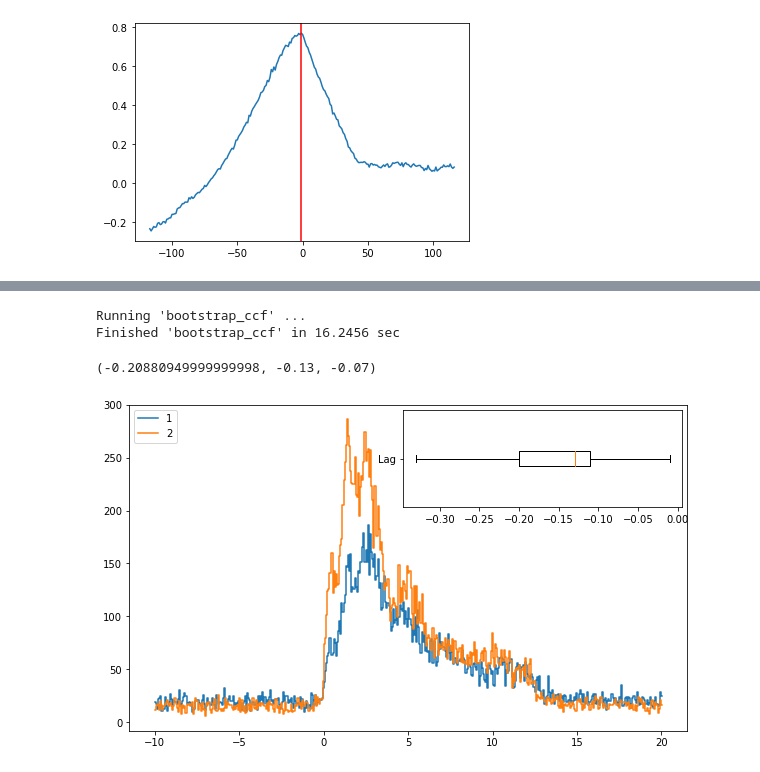
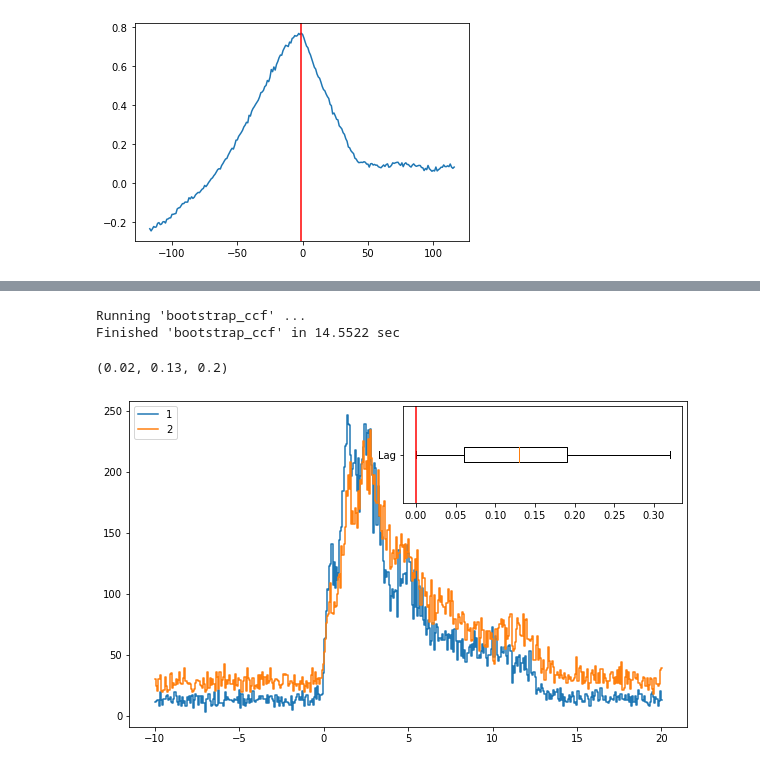
Before and after one commit to Lang-Shao/graduate_cource, a Jupyter notebook: Using_Python/Python_Codes/Statistics/ccf_using_bootstrap.ipynb, the cells around one changed output, grey strips where cells are left out. Drawn from its saved outputs; the diff is of its cells as text; code cells hidden in the pictures.

```diff
--- a/Using_Python/Python_Codes/Statistics/ccf_using_bootstrap.ipynb
+++ b/Using_Python/Python_Codes/Statistics/ccf_using_bootstrap.ipynb
@@ -12,7 +12,8 @@ viewt1 = -10
 viewt2 = 20
 
 
-databasedir = '/home/lang/Work/myccf/data/'
+#databasedir = '/home/lang/Work/myccf/data/'
+databasedir = '/db/Data/Fermi_GBM_burst/data/'
 year = '20'+bn[0:2]
 datadir = databasedir+'/'+year+'/bn'+bn
 ttefile = glob(datadir+'/'+'glg_tte_'+det+'_bn'+bn+'_v*.fit')
@@ -22,6 +23,10 @@ trigtime = hdu['Primary'].header['TRIGTIME']
 data = hdu['EVENTS'].data
 time = data.field(0)-trigtime
 ch = data.field(1)
+ebound = hdu['EBOUNDS'].data
+emin = ebound.field(1)
+emax = ebound.field(2)
+print(emin[20],emax[40],emax[80])
 
 time1 =  time[(ch >= 20) & (ch <= 40)]
 time2 =  time[(ch >= 40) & (ch <= 80)]
@@ -103,7 +109,7 @@ import numpy as np
 import matplotlib.pyplot as plt
 from scipy import stats
 from astropy.io import fits
-from sklearn.utils import resample
+#from sklearn.utils import resample
 from astropy.stats import bootstrap
 
 bn = '150314205'
@@ -113,7 +119,8 @@ viewt1 = -10
 viewt2 = 20
 
 
-databasedir = '/home/lang/Work/myccf/data/'
+#databasedir = '/home/lang/Work/myccf/data/'
+databasedir = '/db/Data/Fermi_GBM_burst/data/'
 year = '20'+bn[0:2]
 datadir = databasedir+'/'+year+'/bn'+bn
 ttefile = glob(datadir+'/'+'glg_tte_'+det+'_bn'+bn+'_v*.fit')
@@ -171,6 +180,14 @@ plt.axvline(x_max,color='r')
 # %%
 import time
 import functools
+from glob import glob
+import numpy as np
+import matplotlib.pyplot as plt
+from mpl_toolkits.axes_grid1.inset_locator import inset_axes
+from scipy import stats
+from astropy.io import fits
+#from sklearn.utils import resample
+from astropy.stats import bootstrap
 
 def timer(func):
     """Print the runtime of the decorated function"""
@@ -185,40 +202,33 @@ def timer(func):
         return value
     return wrapper_timer
 
-from glob import glob
-import numpy as np
-import matplotlib.pyplot as plt
-from mpl_toolkits.axes_grid1.inset_locator import inset_axes
-from scipy import stats
-from astropy.io import fits
-from sklearn.utils import resample
-from astropy.stats import bootstrap
 
-bn = '150314205'
-det = 'n9'
-
-
-databasedir = '/home/lang/Work/myccf/data/'
-year = '20'+bn[0:2]
-datadir = databasedir+'/'+year+'/bn'+bn
-ttefile = glob(datadir+'/'+'glg_tte_'+det+'_bn'+bn+'_v*.fit')
-assert len(ttefile) == 1
-hdu = fits.open(ttefile[0])
-trigtime = hdu['Primary'].header['TRIGTIME']
-data = hdu['EVENTS'].data
-t = data.field(0)-trigtime
-ch = data.field(1)
-
-t1 =  t[(ch >= 20) & (ch <= 40)]
-t2 =  t[(ch >= 40) & (ch <= 80)]
-
+def get_tte_from_energyrange(energy1=10, energy2=100,
+                             bn='150314205', det = 'n9',
+                             databasedir='/db/Data/Fermi_GBM_burst/data/'):
+                             #databasedir = '/home/lang/Work/myccf/data/'):
+    assert energy2 >= energy1
+    year = '20'+bn[0:2]
+    datadir = databasedir+'/'+year+'/bn'+bn
+    ttefile = glob(datadir+'/'+'glg_tte_'+det+'_bn'+bn+'_v*.fit')
+    assert len(ttefile) == 1
+    hdu = fits.open(ttefile[0])
+    trigtime = hdu['Primary'].header['TRIGTIME']
+    data = hdu['EVENTS'].data
+    t = data.field(0)-trigtime
+    ch = data.field(1)
+    ebound = hdu['EBOUNDS'].data
+    emin = ebound.field(1)
+    emax = ebound.field(2)
+    CH1 = np.max([(emin<energy1).sum()-1,0])
+    CH2 = (emax<energy2).sum()
+    return t[(ch >= CH1) & (ch <= CH2)]
 
 @timer
-
 def bootstrap_ccf(time1, time2, viewt1 = -10, viewt2 = 20, binwidth = 0.01,  alpha = 68.27, correlation_method = stats.pearsonr, n_iterations = 100, show = False):
     '''
     time1, time2: 1-d TTE data array
-    correlation_method = [stats.kendalltau, stats.pearsonr, ]
+    correlation_method = [stats.kendalltau, stats.spearmanr, stats.pearsonr]
     stats.norm(0,1).cdf(1)-stats.norm(0,1).cdf(-1) = 0.6827 # 1 sigma
     '''
     # configure bootstrap
@@ -245,36 +255,37 @@ def bootstrap_ccf(time1, time2, viewt1 = -10, viewt2 = 20, binwidth = 0.01,  alp
         ])
         x = ccf[:,0]
         y = ccf[:,1]
         x_max = x[np.argmax(y)]
         #print('lag =',x_max*binwidth,'s')
         lags.append(x_max*binwidth)
     # confidence intervals
     alpha = alpha
     ordered = np.sort(lags)
     lower = np.percentile(ordered, (100-alpha)/2)
     upper = np.percentile(ordered, alpha+((100-alpha)/2))
     mean = np.percentile(ordered,50)
 
     if show:
-        newbinwidth = np.abs(mean)*0.5
+        newbinwidth = np.max([np.abs(mean)*0.5,binwidth])
         tbins = np.arange(viewt1,viewt2+newbinwidth,newbinwidth)
         counts1, _ = np.histogram(time1,bins=tbins)
         counts2, _ = np.histogram(time2,bins=tbins)
         counts_forplot1 = np.concatenate(([counts1[0]],counts1))
         counts_forplot2 = np.concatenate(([counts2[0]],counts2))
         fig, ax = plt.subplots(1,1,figsize=(10, 6))
         ax.plot(tbins,counts_forplot1,drawstyle='steps',label='1')
         ax.plot(tbins,counts_forplot2,drawstyle='steps',label='2')
         ax.legend(loc='upper left')
         ax2 = inset_axes(ax, width="50%", height="30%")
         bplot = ax2.boxplot(lags,
                     vert=False,showfliers=False,labels=['Lag'],positions=[0])
+        ax2.axvline(0,color='red')
     return lower, mean, upper
 
-bootstrap_ccf(t1, t2, show=True)
+bootstrap_ccf(get_tte_from_energyrange(70,200),get_tte_from_energyrange(20,70), show=True)
 # %% [output]
 Running 'bootstrap_ccf' ...
-Finished 'bootstrap_ccf' in 16.2456 sec
+Finished 'bootstrap_ccf' in 14.5522 sec
-(-0.20880949999999998, -0.13, -0.07)
+(0.02, 0.13, 0.2)
-[figure, old version]
+[figure, new version]
 # %%
```
Also changed, not shown: parts of 8 cells of this notebook.
